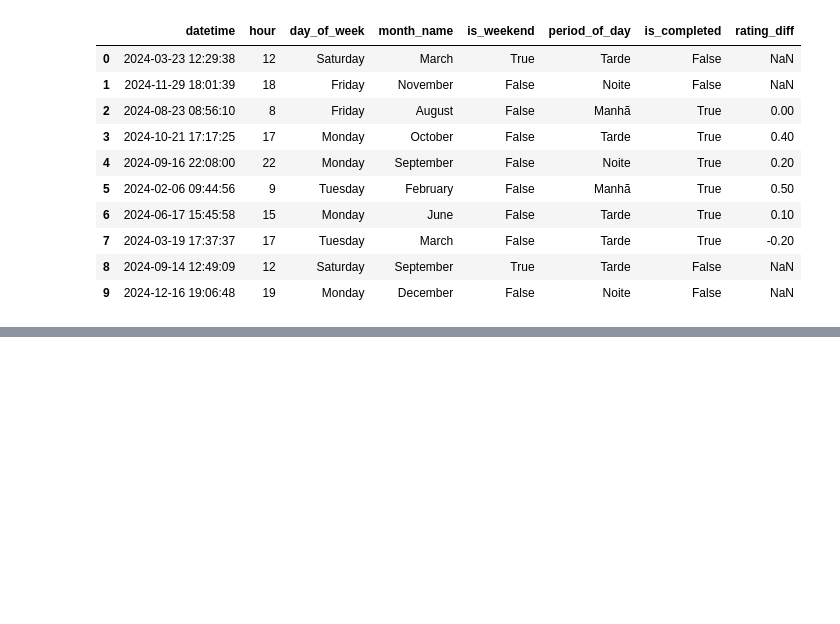
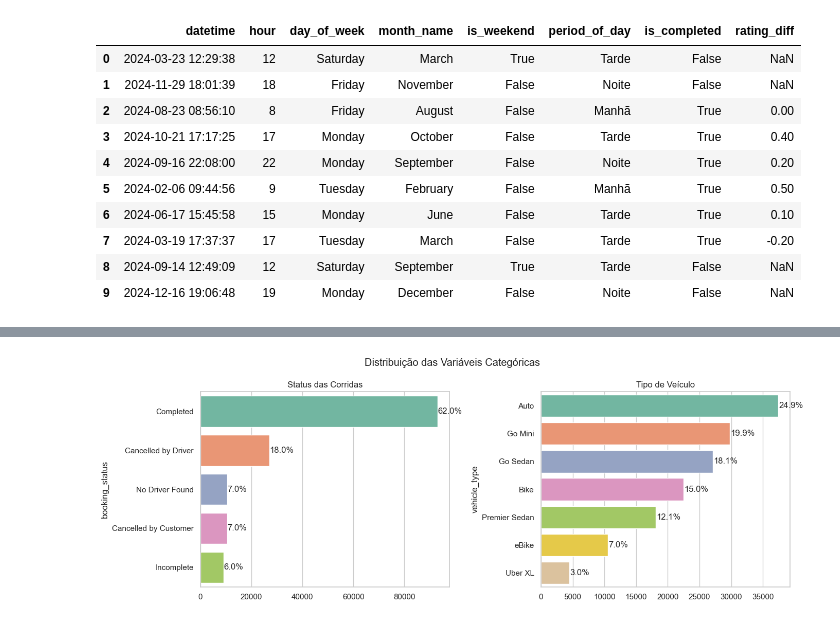
Before and after one commit to jhonatanalves/desafio_extra_lab365_senai, a Jupyter notebook: notebooks/eda_ncr_ride_bookings.ipynb, the cells around one changed output, grey strips where cells are left out. Saved outputs shown, nothing was run; the diff lists cells and outputs as text; code cells hidden in the pictures; blank space fills up the shorter version.

Commit message:
feat: análise univariada de variáveis categóricas e numéricas

```diff
--- a/notebooks/eda_ncr_ride_bookings.ipynb
+++ b/notebooks/eda_ncr_ride_bookings.ipynb
@@ -224,0 +252,31 @@ A criação das features temporais tem como objetivo permitir o mapeamento do co
+# %%
+# Visualização do Status das Corridas e Tipo de Veículo
+fig, ax = plt.subplots(1, 2, figsize=(14, 5))
+
+# Subplot 1: Status das Corridas
+status_counts = df['booking_status'].value_counts()
+status_pct = df['booking_status'].value_counts(normalize=True).mul(100)
+sns.barplot(x=status_counts.values, y=status_counts.index, ax=ax[0], palette='Set2')
+ax[0].set_title("Status das Corridas")
+
+# Anotações de percentual
+for i, v in enumerate(status_counts.values):
+    pct = status_pct.iloc[i]
+    ax[0].text(v + 100, i, f'{pct:.1f}%', va='center')
+
+# Subplot 2: Tipo de Veículo
+vehicle_counts = df['vehicle_type'].value_counts()
+vehicle_pct = df['vehicle_type'].value_counts(normalize=True).mul(100)
+sns.barplot(x=vehicle_counts.values, y=vehicle_counts.index, ax=ax[1], palette='Set2')
+ax[1].set_title("Tipo de Veículo")
+
+# Anotações de percentual
+for i, v in enumerate(vehicle_counts.values):
+    pct = vehicle_pct.iloc[i]
+    ax[1].text(v + 100, i, f'{pct:.1f}%', va='center')
+
+plt.suptitle("Distribuição das Variáveis Categóricas")
+plt.tight_layout()
+plt.show()
+# %% [output]
+[figure, added]
```
Also changed, not shown: parts of 9 cells of this notebook.
